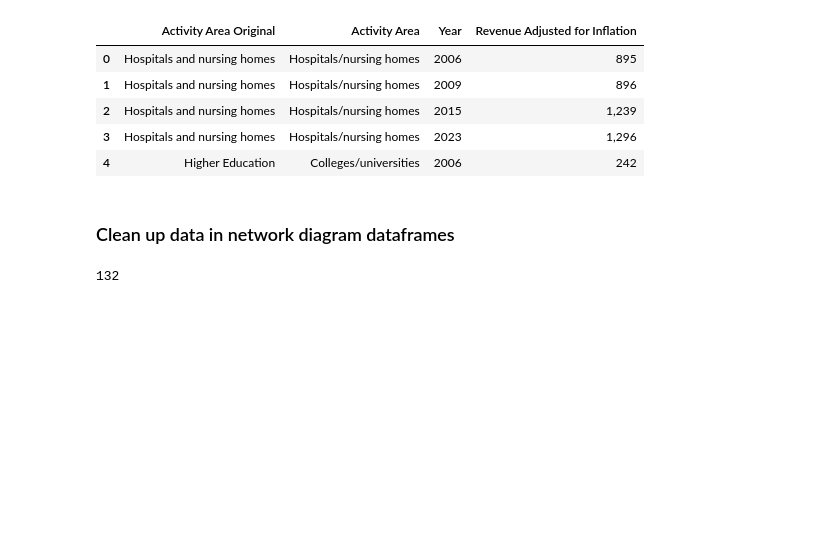
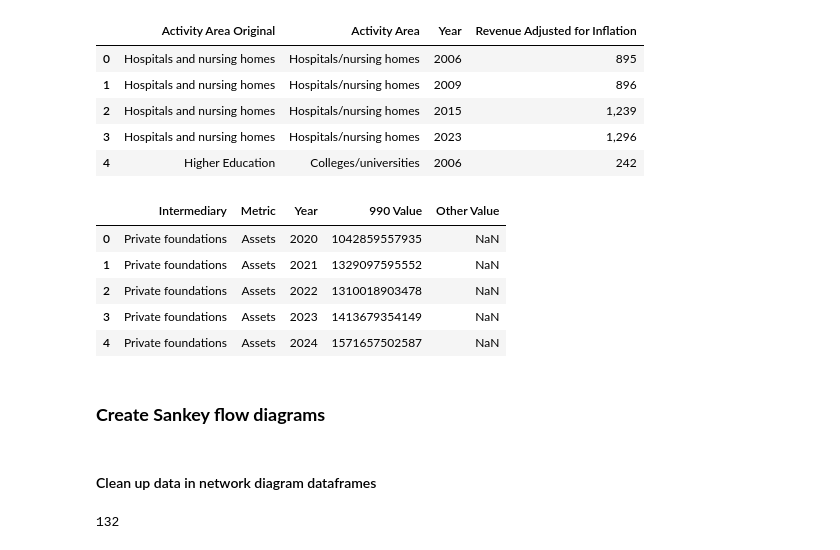
Before and after one commit to HFAwesomeCharts/MCNNonprofitEconomy, a Jupyter notebook: notebooks/MCN_NP_Economy_Figures.ipynb, the cells around one changed output. Saved outputs shown, nothing was run; the diff lists cells and outputs as text; code cells hidden in the pictures; blank space fills up the shorter version.

Commit message:
Initial rough versions of PF and DAF intermediary line graphs

```diff
--- a/notebooks/MCN_NP_Economy_Figures.ipynb
+++ b/notebooks/MCN_NP_Economy_Figures.ipynb
@@ -41,7 +37,7 @@ if os.path.exists(edge_path):
     print("EXISTS")
 
 # -----------------------------------------------------------------------
-# CSV data for bar graphs
+# CSV data for revenue & asset graphs
 # -----------------------------------------------------------------------
 
 asset_file = r"MCN_nonprofit_economy_assets_bar_2023.csv"
@@ -54,6 +50,16 @@ rev_file = r"MCN_nonprofit_economy_revenue_bar_2023.csv"
 rev_path = os.path.join(data_directory, rev_file)
 print("Revenue CSV file:", rev_path)
 if os.path.exists(rev_path):
+    print("EXISTS")
+
+# -----------------------------------------------------------------------
+# CSV data for intermediary graphs
+# -----------------------------------------------------------------------
+
+im_file = r"MCN_nonprofit_economy_intermediary_cga_2023.csv"
+im_path = os.path.join(data_directory, im_file)
+print("Intermediaries CSV file:", im_path)
+if os.path.exists(im_path):
     print("EXISTS")
 
 # -----------------------------------------------------------------------
@@ -151,8 +241,22 @@ revenue_raw_df.head()
 | 2 | Hospitals and nursing homes | Hospitals/nursing homes | 2015 | 1,239 |
 | 3 | Hospitals and nursing homes | Hospitals/nursing homes | 2023 | 1,296 |
 | 4 | Higher Education | Colleges/universities | 2006 | 242 |
+# %%
+# Load nonprofit economy intermediary graph data
+
+im_raw_df = pd.read_csv(im_path)
+im_raw_df.head()
+# %% [output]
+|  | Intermediary | Metric | Year | 990 Value | Other Value |
+| 0 | Private foundations | Assets | 2020 | 1042859557935 | NaN |
+| 1 | Private foundations | Assets | 2021 | 1329097595552 | NaN |
+| 2 | Private foundations | Assets | 2022 | 1310018903478 | NaN |
+| 3 | Private foundations | Assets | 2023 | 1413679354149 | NaN |
+| 4 | Private foundations | Assets | 2024 | 1571657502587 | NaN |
+# %% [markdown]
+### <b>Create Sankey flow diagrams</b>
 # %% [markdown]
-### Clean up data in network diagram dataframes
+#### Clean up data in network diagram dataframes
 # %%
 # Clean & format columns in edge data
 
```
Also changed, not shown: parts of 23 cells of this notebook, 5 other files.
